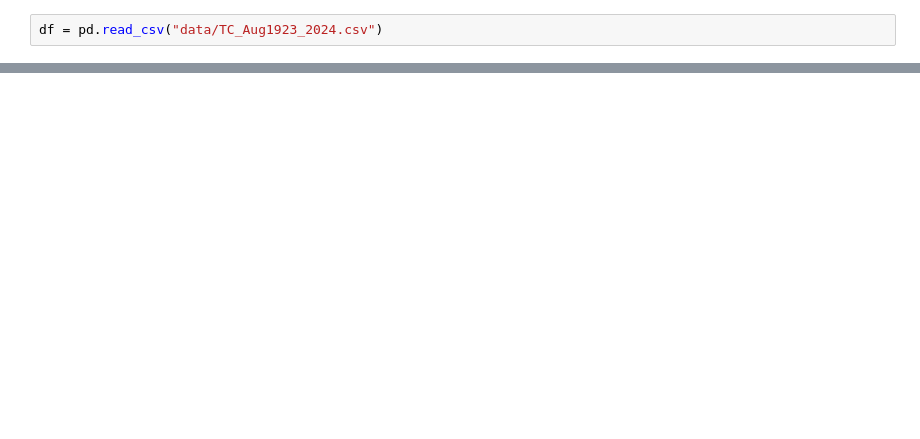
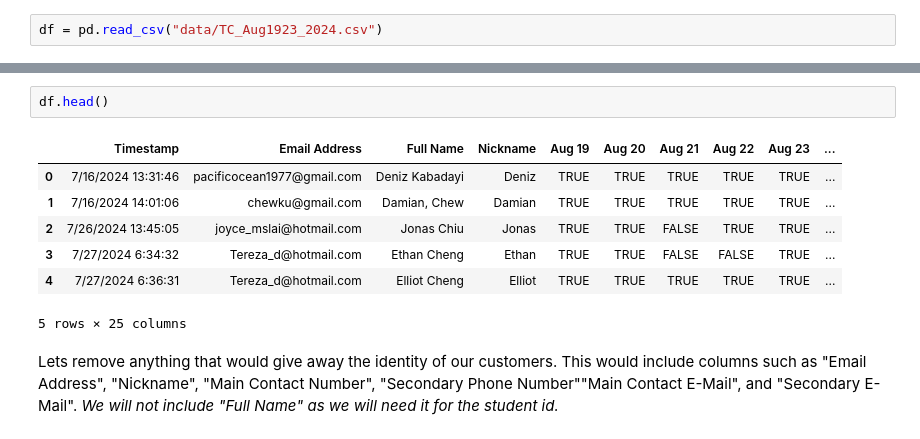
Before and after one commit to Kai2142/Data_Analytics_Portfolio, a Jupyter notebook: basketball_academy/Anonymize.ipynb, the cells around one changed output, grey strips where cells are left out. Cells and saved outputs as stored; diff of their text form; blank space fills up the shorter version.

```diff
--- a/basketball_academy/Anonymize.ipynb
+++ b/basketball_academy/Anonymize.ipynb
@@ -12,0 +25,12 @@ df = pd.read_csv("data/TC_Aug1923_2024.csv")
+# %%
+df.head()
+# %% [output]
+|  | Timestamp | Email Address | Full Name | Nickname | Aug 19 | Aug 20 | Aug 21 | Aug 22 | Aug 23 | ... |
+| 0 | 7/16/2024 13:31:46 | pacificocean1977@gmail.com | Deniz Kabadayi | Deniz | TRUE | TRUE | TRUE | TRUE | TRUE | ... |
+| 1 | 7/16/2024 14:01:06 | chewku@gmail.com | Damian, Chew | Damian | TRUE | TRUE | TRUE | TRUE | TRUE | ... |
+| 2 | 7/26/2024 13:45:05 | joyce_mslai@hotmail.com | Jonas Chiu | Jonas | TRUE | TRUE | FALSE | TRUE | TRUE | ... |
+| 3 | 7/27/2024 6:34:32 | Tereza_d@hotmail.com | Ethan Cheng | Ethan | TRUE | TRUE | FALSE | FALSE | TRUE | ... |
+| 4 | 7/27/2024 6:36:31 | Tereza_d@hotmail.com | Elliot Cheng | Elliot | TRUE | TRUE | TRUE | TRUE | TRUE | ... |
+5 rows × 25 columns
+# %% [markdown]
+Lets remove anything that would give away the identity of our customers. This would include columns such as "Email Address", "Nickname", "Main Contact Number", "Secondary Phone Number""Main Contact E-Mail", and  "Secondary E-Mail". *We will not include "Full Name" as we will need it for the student id.*
```
Also changed, not shown: parts of 30 cells of this notebook, 4 other files.
